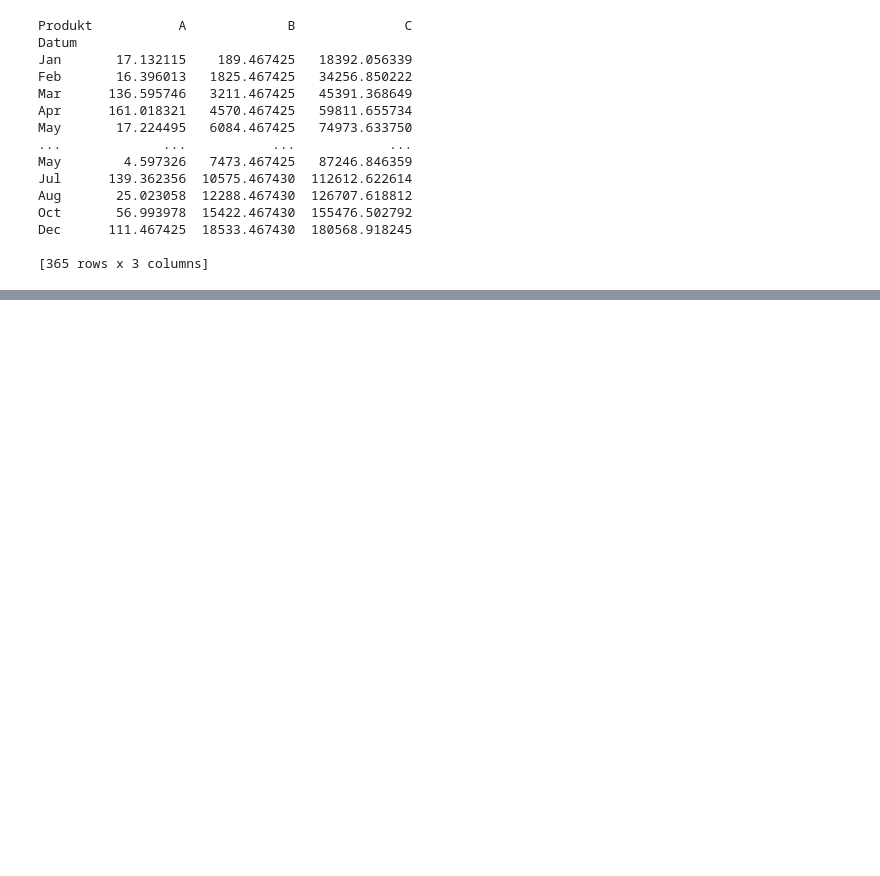
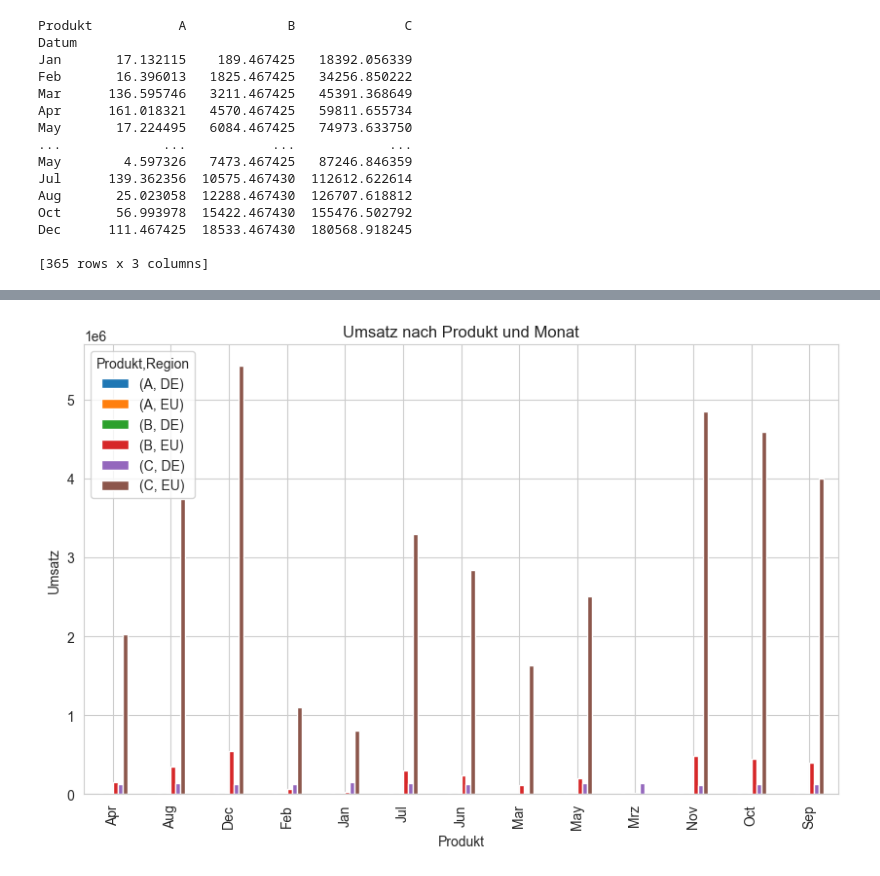
Before and after one commit to DataCraftAnca/Shop-Analyse, a Jupyter notebook: Shopauswertung_alle.ipynb, the cells around one changed output, grey strips where cells are left out. Saved outputs shown, nothing was run; the diff lists cells and outputs as text; code cells hidden in the pictures; blank space fills up the shorter version.

```diff
--- a/Shopauswertung_alle.ipynb
+++ b/Shopauswertung_alle.ipynb
@@ -177,0 +164,22 @@ df_eu_pivot
+# %%
+import pandas as pd
+
+df_eu = pd.read_csv('C:\\Users\\User\\Desktop\\praxisprojekt_april_2023\\Aufgabe 5 - Shopauswertung.csv', delimiter=';')
+
+df_eu_pivot = df_eu.pivot(columns='Produkt', index='Datum', values='Umsatz')
+df_eu_pivot['C'] = df_eu_pivot['A+B+C'] - df_eu_pivot['A'] - df_eu_pivot['B']
+
+df_eu_pivot = df_eu_pivot.reset_index()
+df_eu_pivot = pd.melt(df_eu_pivot, id_vars=['Datum'], value_vars=['A', 'B', 'C'], var_name='Produkt', value_name='Umsatz')
+
+df_eu_pivot['Datum'] = pd.to_datetime(df_eu_pivot['Datum'], format='%d.%m.%Y')
+df_eu_pivot['Datum'] = df_eu_pivot['Datum'].dt.strftime('%b')
+
+
+df_eu_pivot['Region'] = 'EU'
+
+df_eu_pivot = df_eu_pivot.reset_index()
+df_eu_pivot = df_eu_pivot[['Datum', 'Produkt', 'Umsatz', 'Region']]
+
+print(df_eu_pivot)
+print(df_eu_pivot.columns)
@@ -177,0 +250,19 @@ df_eu_pivot
+# %%
+# Gruppieren Sie die Daten nach Datum, Produkt und Region
+grouped_data = df_combined.groupby(['Datum', 'Produkt', 'Region']).sum().reset_index()
+
+# Erstellen Sie ein Pivot-Diagramm
+pivot_data = grouped_data.pivot(index='Datum', columns=['Produkt', 'Region'], values='Umsatz')
+
+# Erstellen Sie ein Balkendiagramm
+ax = pivot_data.plot(kind='bar', figsize=(10, 6))
+
+# Festlegen der Achsenbeschriftungen und des Diagrammtitels
+ax.set_xlabel('Produkt')
+ax.set_ylabel('Umsatz')
+ax.set_title('Umsatz nach Produkt und Monat')
+
+# Anzeigen des Diagramms
+plt.show()
+# %% [output]
+[figure, added]
```
Also changed, not shown: parts of 13 cells of this notebook.
